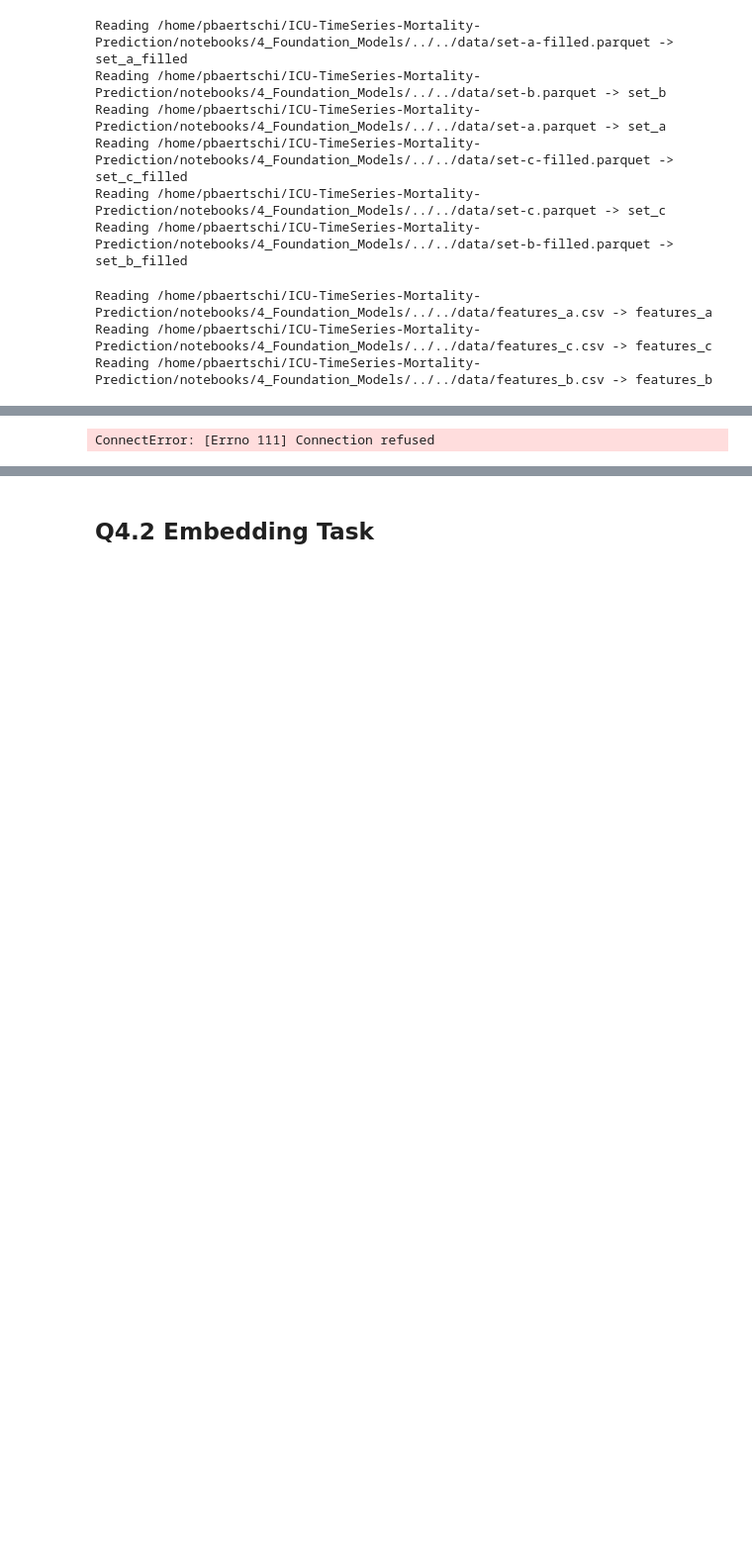
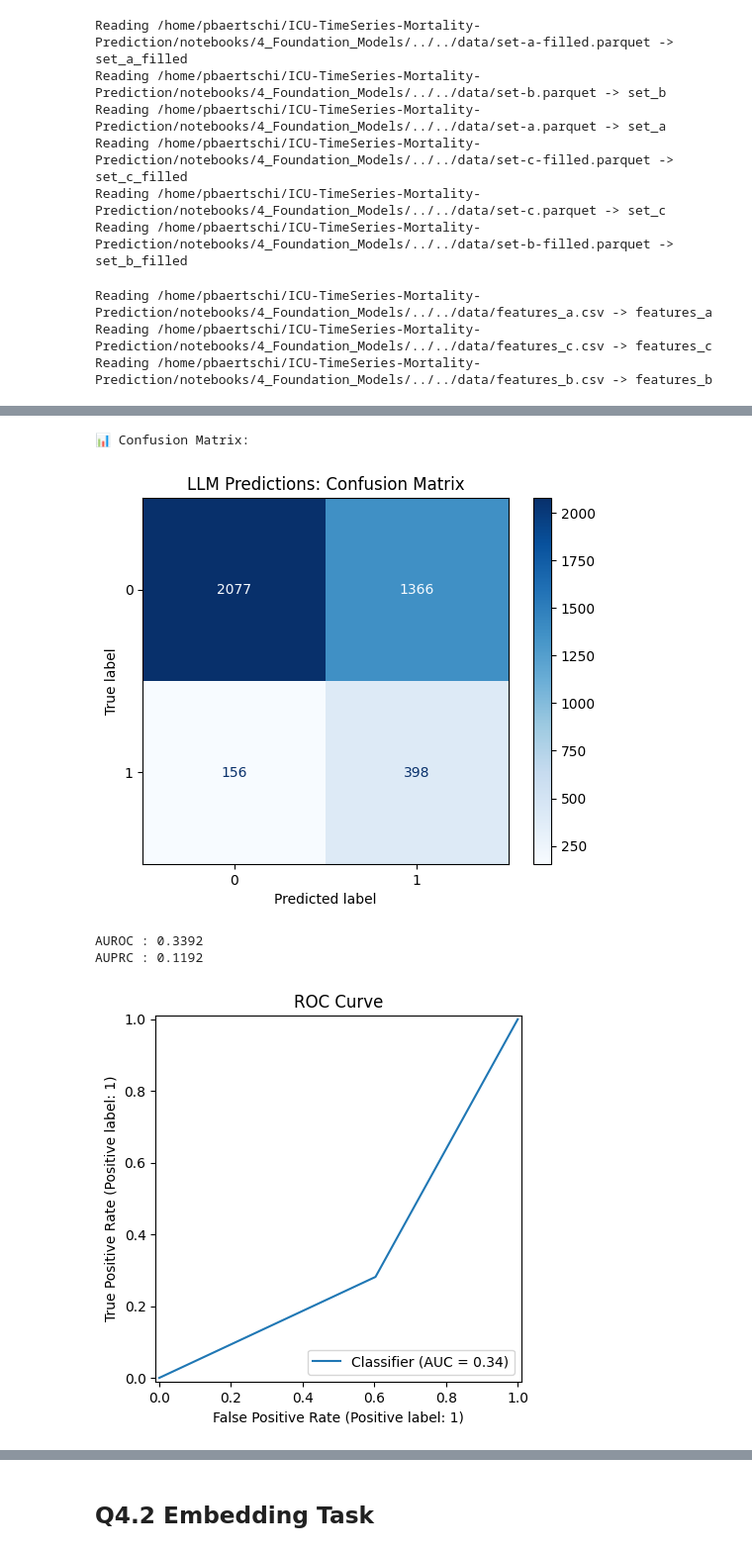
Before and after one commit to pascalbartschi/ICU-TimeSeries-Mortality-Prediction, a Jupyter notebook: notebooks/4_Foundation_Models/Q4.1_LLM4TS_problem.ipynb, the cells around one changed output, grey strips where cells are left out. Shown at 99% size. Cells and saved outputs as stored; diff of their text form; code cells hidden in the pictures; blank space fills up the shorter version.

```diff
--- a/notebooks/4_Foundation_Models/Q4.1_LLM4TS_problem.ipynb
+++ b/notebooks/4_Foundation_Models/Q4.1_LLM4TS_problem.ipynb
@@ -141,10 +161,14 @@ def split_labels_and_features(df):
 # %%
 prompt, test_cases, outcomes = build_few_shot_prompt(
     features_a,
     label_col="In-hospital_death_mean",
     scoring=False
 )
 
-y_true, y_pred, y_scores = evaluate_llm_predictions(prompt, test_cases, outcomes, model="gemma2:2b", max_cases=20)
+y_true, y_pred, y_scores = evaluate_llm_predictions(prompt, test_cases, outcomes, model="gemma2:2b", max_cases=3997)
 # %% [output]
-ConnectError: [Errno 111] Connection refused
+📊 Confusion Matrix:
+[figure, added]
+AUROC : 0.3392
+AUPRC : 0.1192
+[figure, added]
```
Also changed, not shown: parts of 5 cells of this notebook, 2 other files.
